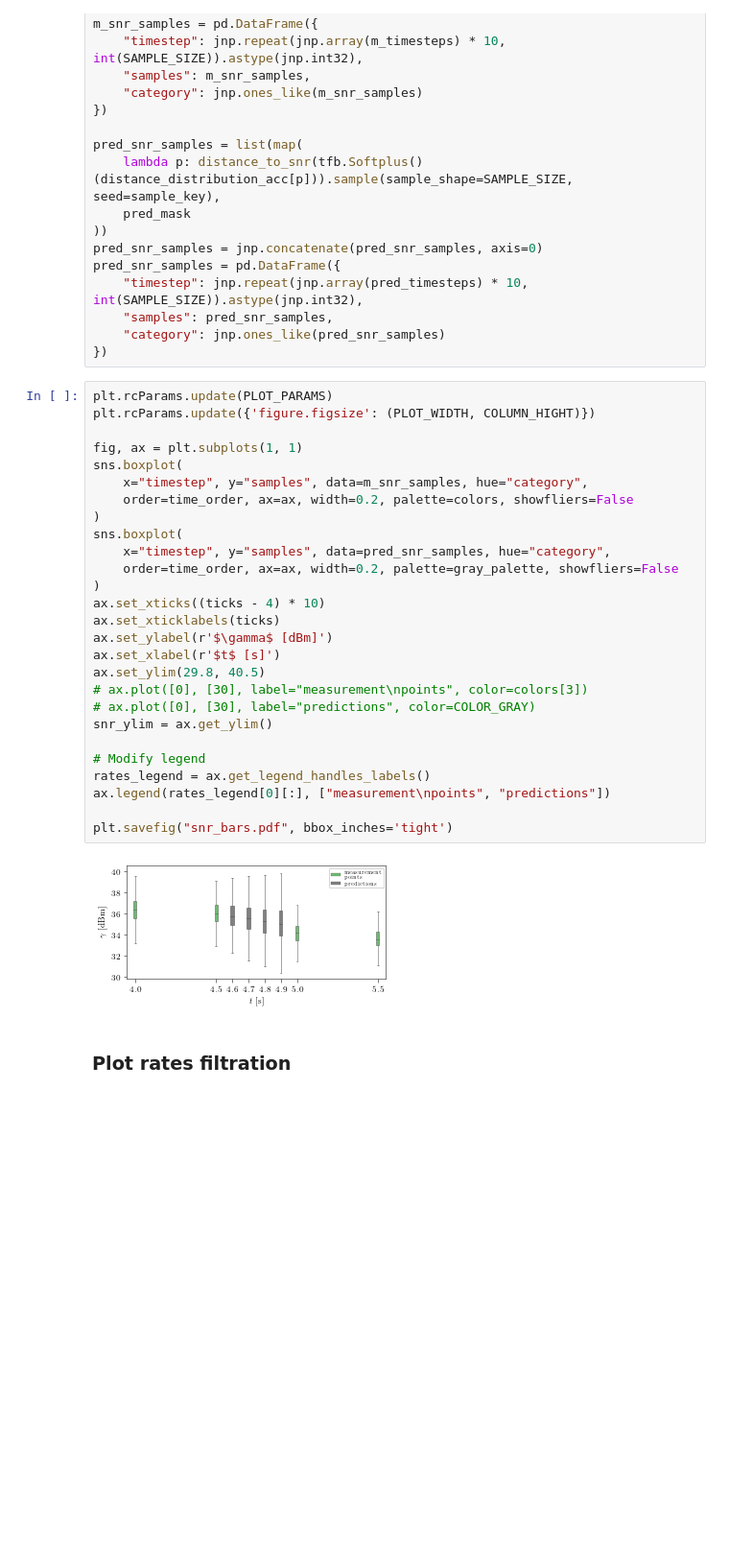
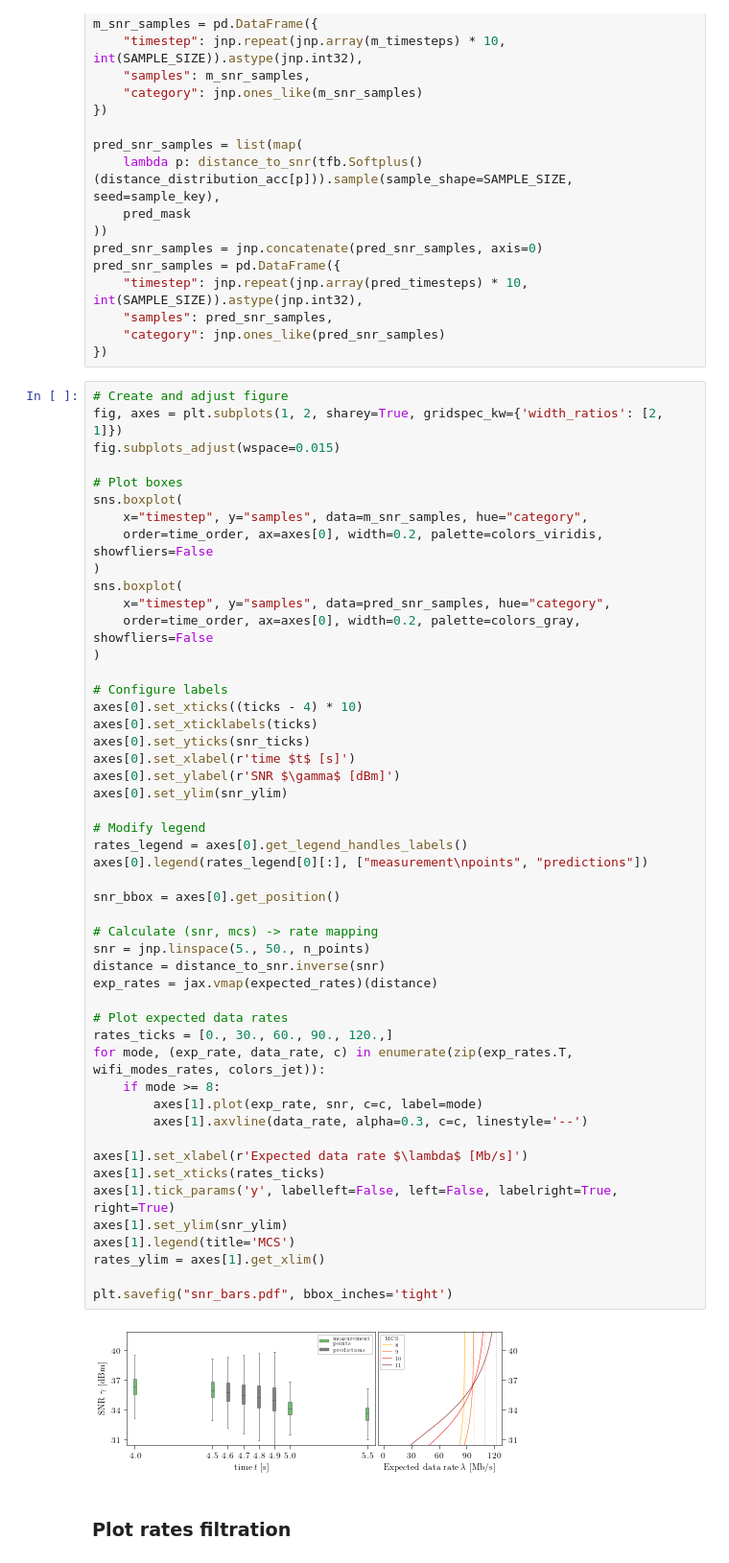
Before and after one commit to ml4wifi-devs/ftmrate, a Jupyter notebook: tools/plots/ftmrate_plots.ipynb, the cells around one changed output. Shown at 96% size. Drawn from its saved outputs; the diff is of its cells as text; blank space fills up the shorter version.

```diff
--- a/tools/plots/ftmrate_plots.ipynb
+++ b/tools/plots/ftmrate_plots.ipynb
@@ -175,35 +192,57 @@ pred_snr_samples = pd.DataFrame({
     "samples": pred_snr_samples,
     "category": jnp.ones_like(pred_snr_samples)
 })
-# %%
-plt.rcParams.update(PLOT_PARAMS)
-plt.rcParams.update({'figure.figsize': (PLOT_WIDTH, COLUMN_HIGHT)})
-
-fig, ax = plt.subplots(1, 1)
-sns.boxplot(
-    x="timestep", y="samples", data=m_snr_samples, hue="category",
-    order=time_order, ax=ax, width=0.2, palette=colors, showfliers=False
-)
-sns.boxplot(
-    x="timestep", y="samples", data=pred_snr_samples, hue="category",
-    order=time_order, ax=ax, width=0.2, palette=gray_palette, showfliers=False
-)
-ax.set_xticks((ticks - 4) * 10)
-ax.set_xticklabels(ticks)
-ax.set_ylabel(r'$\gamma$ [dBm]')
-ax.set_xlabel(r'$t$ [s]')
-ax.set_ylim(29.8, 40.5)
-# ax.plot([0], [30], label="measurement\npoints", color=colors[3])
-# ax.plot([0], [30], label="predictions", color=COLOR_GRAY)
-snr_ylim = ax.get_ylim()
-
-# Modify legend
-rates_legend = ax.get_legend_handles_labels()
-ax.legend(rates_legend[0][:], ["measurement\npoints", "predictions"])
-
-plt.savefig("snr_bars.pdf", bbox_inches='tight')
-# %% [output]
-[figure, removed]
+# %%
+# Create and adjust figure
+fig, axes = plt.subplots(1, 2, sharey=True, gridspec_kw={'width_ratios': [2, 1]})
+fig.subplots_adjust(wspace=0.015)
+
+# Plot boxes
+sns.boxplot(
+    x="timestep", y="samples", data=m_snr_samples, hue="category",
+    order=time_order, ax=axes[0], width=0.2, palette=colors_viridis, showfliers=False
+)
+sns.boxplot(
+    x="timestep", y="samples", data=pred_snr_samples, hue="category",
+    order=time_order, ax=axes[0], width=0.2, palette=colors_gray, showfliers=False
+)
+
+# Configure labels
+axes[0].set_xticks((ticks - 4) * 10)
+axes[0].set_xticklabels(ticks)
+axes[0].set_yticks(snr_ticks)
+axes[0].set_xlabel(r'time $t$ [s]')
+axes[0].set_ylabel(r'SNR $\gamma$ [dBm]')
+axes[0].set_ylim(snr_ylim)
+
+# Modify legend
+rates_legend = axes[0].get_legend_handles_labels()
+axes[0].legend(rates_legend[0][:], ["measurement\npoints", "predictions"])
+
+snr_bbox = axes[0].get_position()
+
+# Calculate (snr, mcs) -> rate mapping
+snr = jnp.linspace(5., 50., n_points)
+distance = distance_to_snr.inverse(snr)
+exp_rates = jax.vmap(expected_rates)(distance)
+
+# Plot expected data rates
+rates_ticks = [0., 30., 60., 90., 120.,]
+for mode, (exp_rate, data_rate, c) in enumerate(zip(exp_rates.T, wifi_modes_rates, colors_jet)):
+    if mode >= 8:
+        axes[1].plot(exp_rate, snr, c=c, label=mode)
+        axes[1].axvline(data_rate, alpha=0.3, c=c, linestyle='--')
+
+axes[1].set_xlabel(r'Expected data rate $\lambda$ [Mb/s]')
+axes[1].set_xticks(rates_ticks)
+axes[1].tick_params('y', labelleft=False, left=False, labelright=True, right=True)
+axes[1].set_ylim(snr_ylim)
+axes[1].legend(title='MCS')
+rates_ylim = axes[1].get_xlim()
+
+plt.savefig("snr_bars.pdf", bbox_inches='tight')
+# %% [output]
+[figure, added]
 # %% [markdown]
 ### Plot rates filtration
 # %%
```
Also changed, not shown: parts of 16 cells of this notebook.
